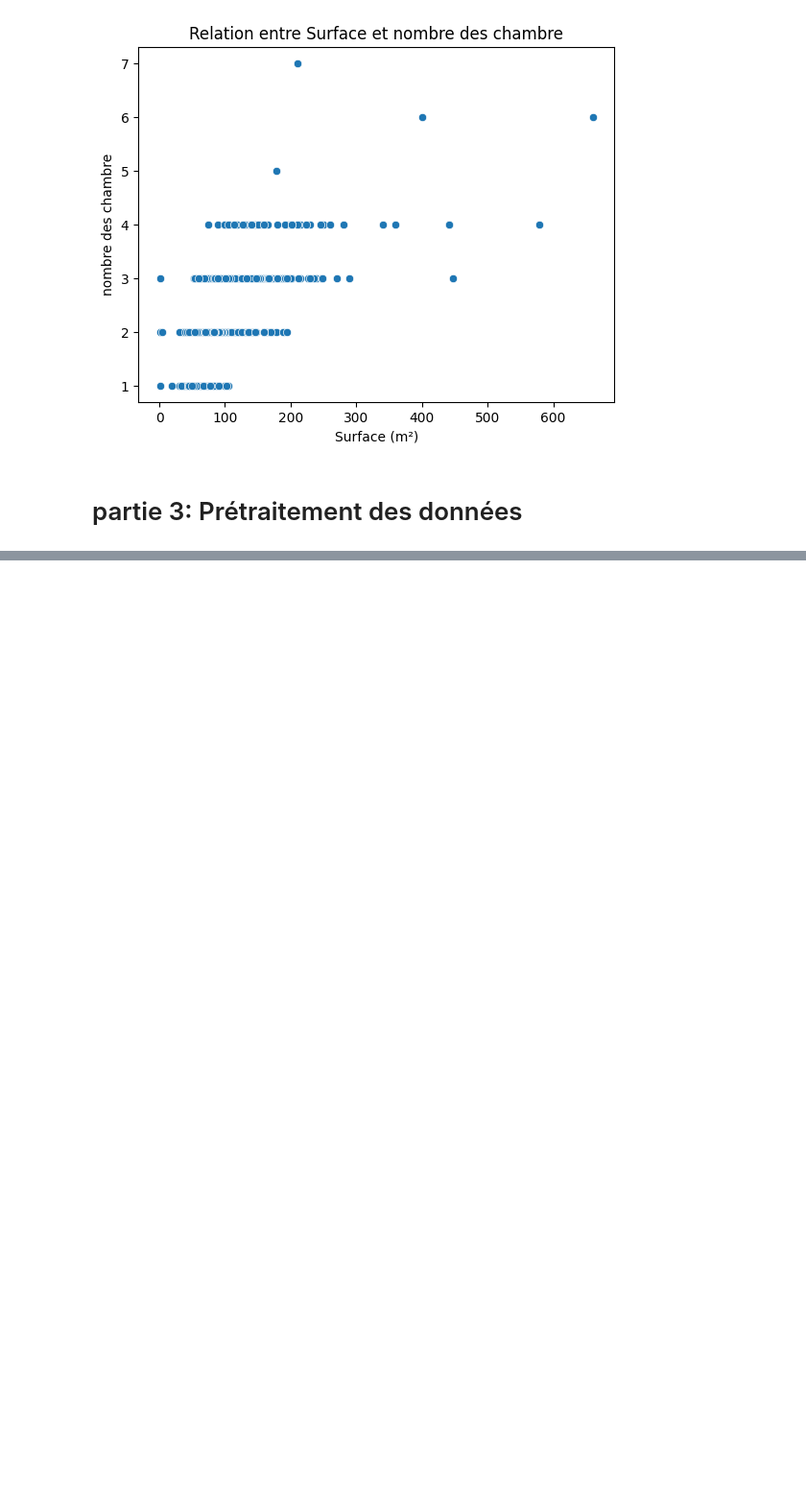
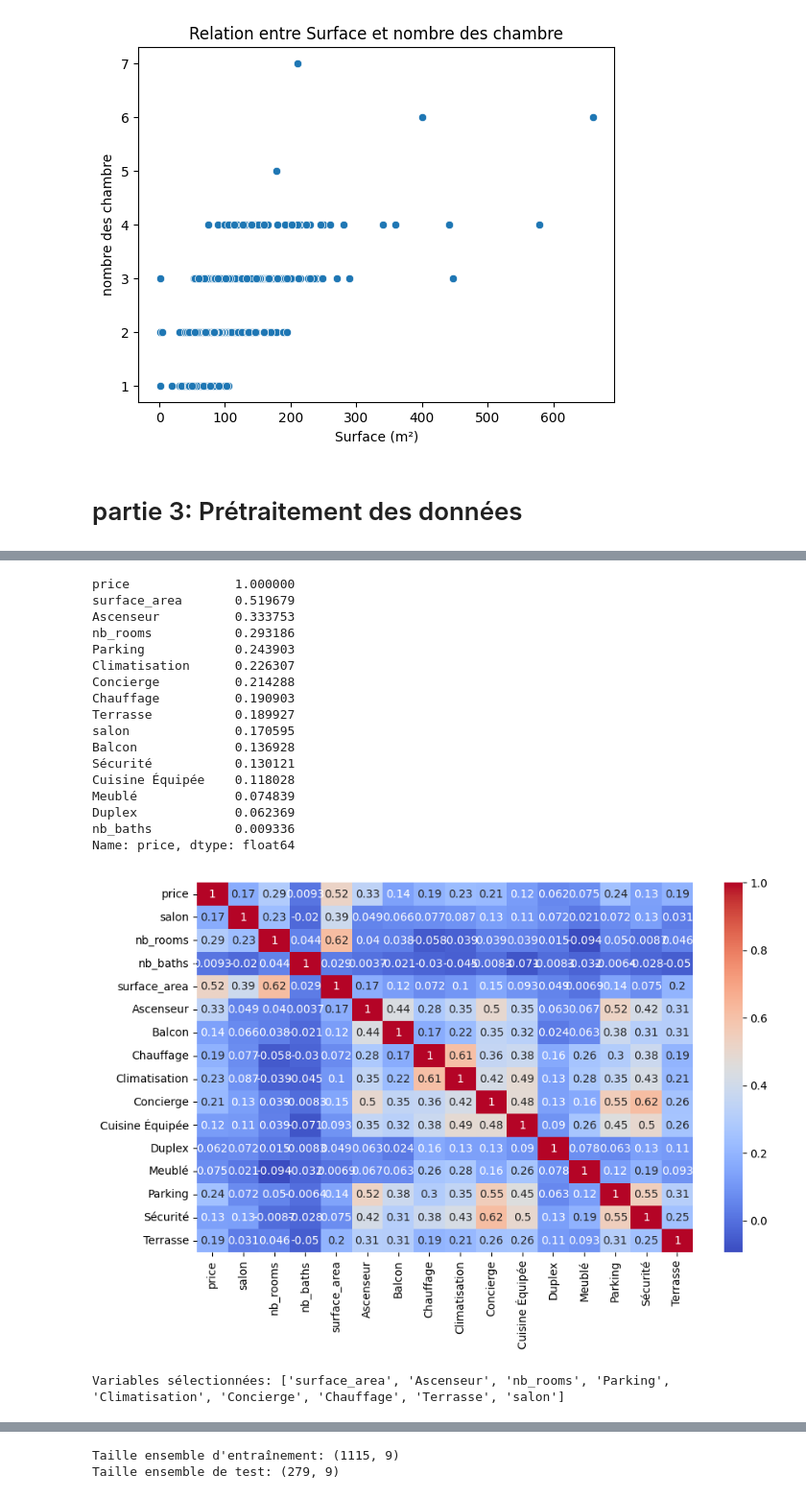
Before and after one commit to RaihanaAm/SalesHouses., a Jupyter notebook: sales.ipynb, the cells around one changed output, grey strips where cells are left out. Shown: that part at 96% size. Saved outputs shown, nothing was run; the diff lists cells and outputs as text; code cells hidden in the pictures; blank space fills up the shorter version.

```diff
--- a/sales.ipynb
+++ b/sales.ipynb
@@ -288,0 +294,8 @@ Nombre d'outlier final surface_area : 0
+# %%
+#
+#** 4- Encodage des variables catégorielles:
+
+#^^ Appliquer un Label Encoding selon le modèle utilisé, en particulier sur city_name.
+encoder = LabelEncoder()
+df['city_name_encoded'] = encoder.fit_transform(df['city_name'])
+print(df[['city_name','city_name_encoded']].head(10))
@@ -288,0 +354,54 @@ Nombre d'outlier final surface_area : 0
+# %%
+#
+# ** 6-Sélection des variables explicatives:
+
+#^^ Choisir les variables numériques corrélées au prix (corr > 0.15).
+
+prix_correlation = normalisation.corr()["price"].abs().sort_values(ascending=False)
+print(prix_correlation)
+
+
+plt.figure(figsize=(10, 6))
+sns.heatmap(normalisation.corr(), annot=True, cmap="coolwarm")
+plt.show()
+
+
+selected_features = prix_correlation[prix_correlation > 0.15].index.tolist()
+selected_features.remove("price")
+print("Variables sélectionnées:", selected_features)
+
+#^^ Vérifier que les variables choisies ne sont pas fortement corrélées entre elles pour éviter la redondance.
+
+correlation_selected = normalisation[selected_features].corr()
+
+# Afficher la matrice de corrélation
+plt.figure(figsize=(8, 6))
+sns.heatmap(correlation_selected, annot=True, cmap="coolwarm", center=0)
+plt.title("Corrélation entre les variables sélectionnées")
+plt.show()
+
+for i in range(len(selected_features)):
+    for j in range(i+1, len(selected_features)):
+        corr_value = correlation_selected.iloc[i, j]
+        if abs(corr_value) > 0.8:
+            print(f"Attention: {selected_features[i]} et {selected_features[j]} sont fortement corrélées: {corr_value:.3f}")
+# %% [output]
+price              1.000000
+surface_area       0.519679
+Ascenseur          0.333753
+nb_rooms           0.293186
+Parking            0.243903
+Climatisation      0.226307
+Concierge          0.214288
+Chauffage          0.190903
+Terrasse           0.189927
+salon              0.170595
+Balcon             0.136928
+Sécurité           0.130121
+Cuisine Équipée    0.118028
+Meublé             0.074839
+Duplex             0.062369
+nb_baths           0.009336
+Name: price, dtype: float64
+[figure, added]
+Variables sélectionnées: ['surface_area', 'Ascenseur', 'nb_rooms', 'Parking', 'Climatisation', 'Concierge', 'Chauffage', 'Terrasse', 'salon']
@@ -288,0 +409,16 @@ Nombre d'outlier final surface_area : 0
+# %%
+#
+# **7- Séparation des données
+
+# Définir la variable cible et les variables explicatives
+y = normalisation["price"]
+X = normalisation[selected_features]
+
+# Diviser en ensemble d'entraînement et de test (80% / 20%)
+X_train, X_test, y_train, y_test = train_test_split(X, y, test_size=0.2, random_state=42)
+
+print(f"Taille ensemble d'entraînement: {X_train.shape}")
+print(f"Taille ensemble de test: {X_test.shape}")
+# %% [output]
+Taille ensemble d'entraînement: (1115, 9)
+Taille ensemble de test: (279, 9)
```
Also changed, not shown: parts of 7 cells of this notebook, 1 other file.
